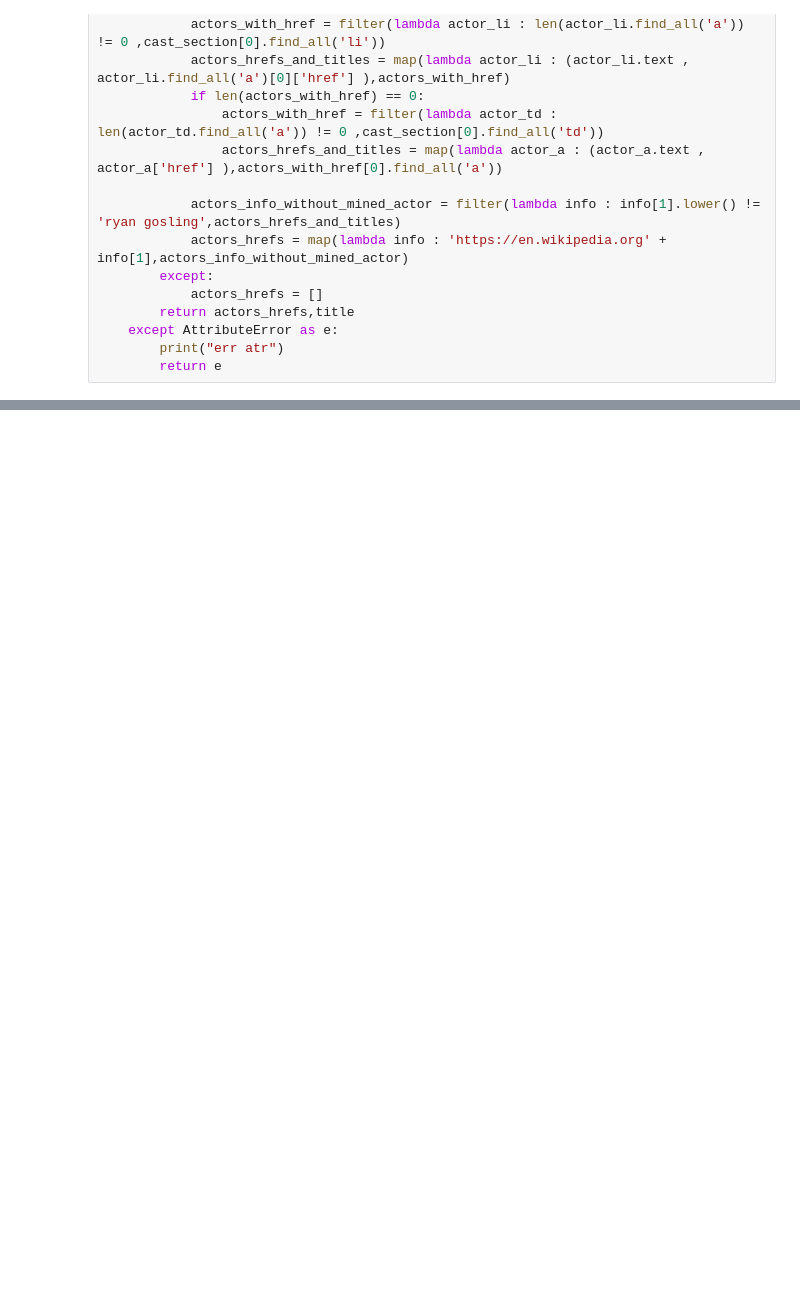
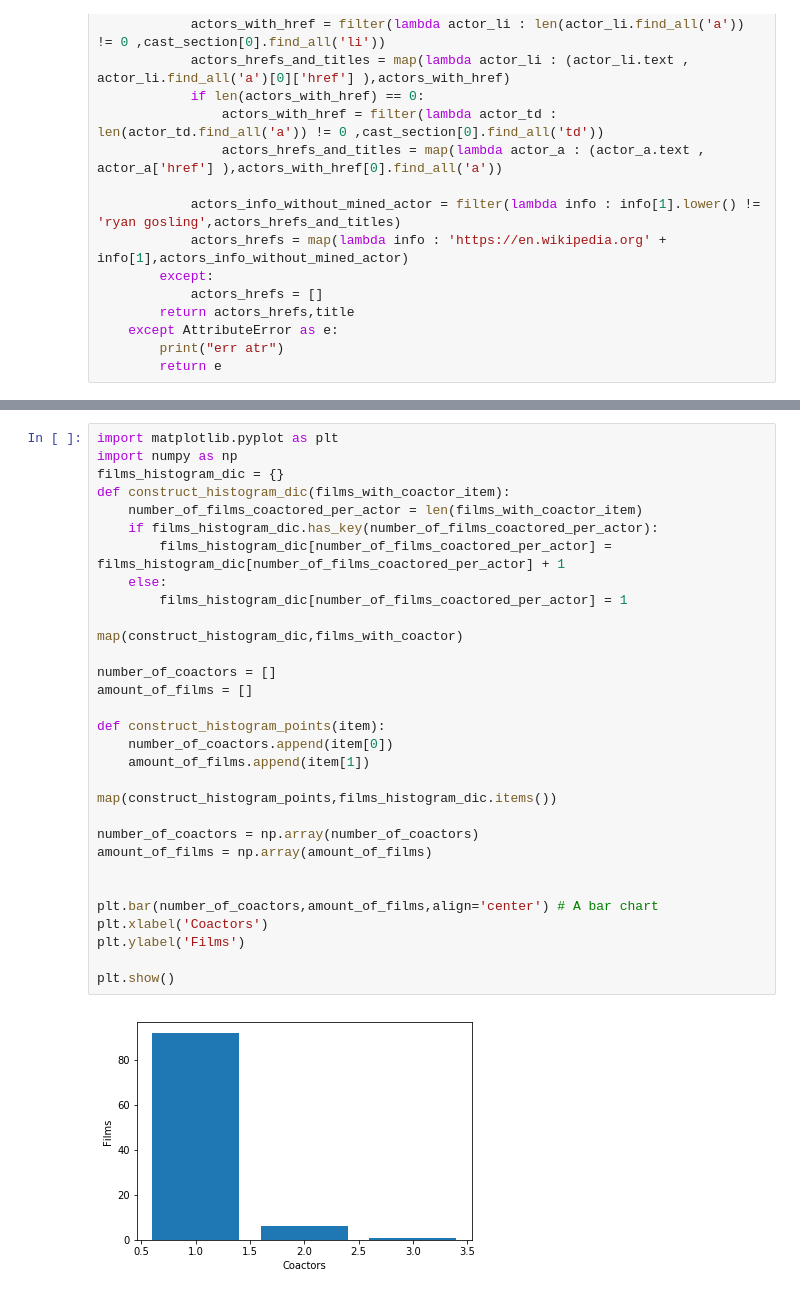
Before and after one commit to arnonkahani/web-scrapping, a Jupyter notebook: WebScrappingHW1.ipynb, the cells around one changed output, grey strips where cells are left out. Cells and saved outputs as stored; diff of their text form; blank space fills up the shorter version.

Commit message:
Added plot

```diff
--- a/WebScrappingHW1.ipynb
+++ b/WebScrappingHW1.ipynb
@@ -271,0 +279,33 @@ df2
+# %%
+import matplotlib.pyplot as plt
+import numpy as np
+films_histogram_dic = {}
+def construct_histogram_dic(films_with_coactor_item):
+    number_of_films_coactored_per_actor = len(films_with_coactor_item)
+    if films_histogram_dic.has_key(number_of_films_coactored_per_actor):
+        films_histogram_dic[number_of_films_coactored_per_actor] = films_histogram_dic[number_of_films_coactored_per_actor] + 1
+    else:
+        films_histogram_dic[number_of_films_coactored_per_actor] = 1
+
+map(construct_histogram_dic,films_with_coactor)
+
+number_of_coactors = []
+amount_of_films = []
+
+def construct_histogram_points(item):
+    number_of_coactors.append(item[0])
+    amount_of_films.append(item[1])
+
+map(construct_histogram_points,films_histogram_dic.items())
+
+number_of_coactors = np.array(number_of_coactors)
+amount_of_films = np.array(amount_of_films)
+
+
+plt.bar(number_of_coactors,amount_of_films,align='center') # A bar chart
+plt.xlabel('Coactors')
+plt.ylabel('Films')
+
+plt.show()
+# %% [output]
+[figure, added]
```
Also changed, not shown: parts of 8 cells of this notebook.
